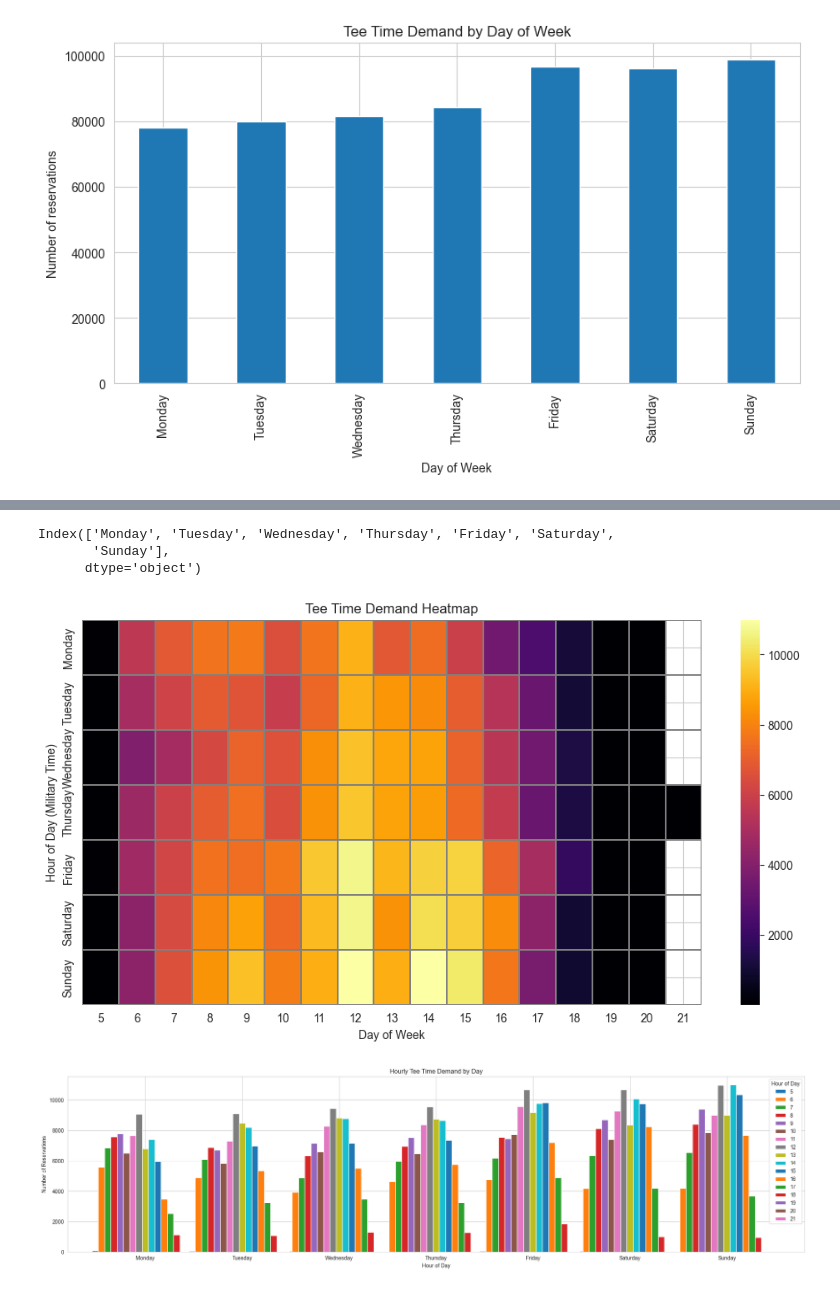
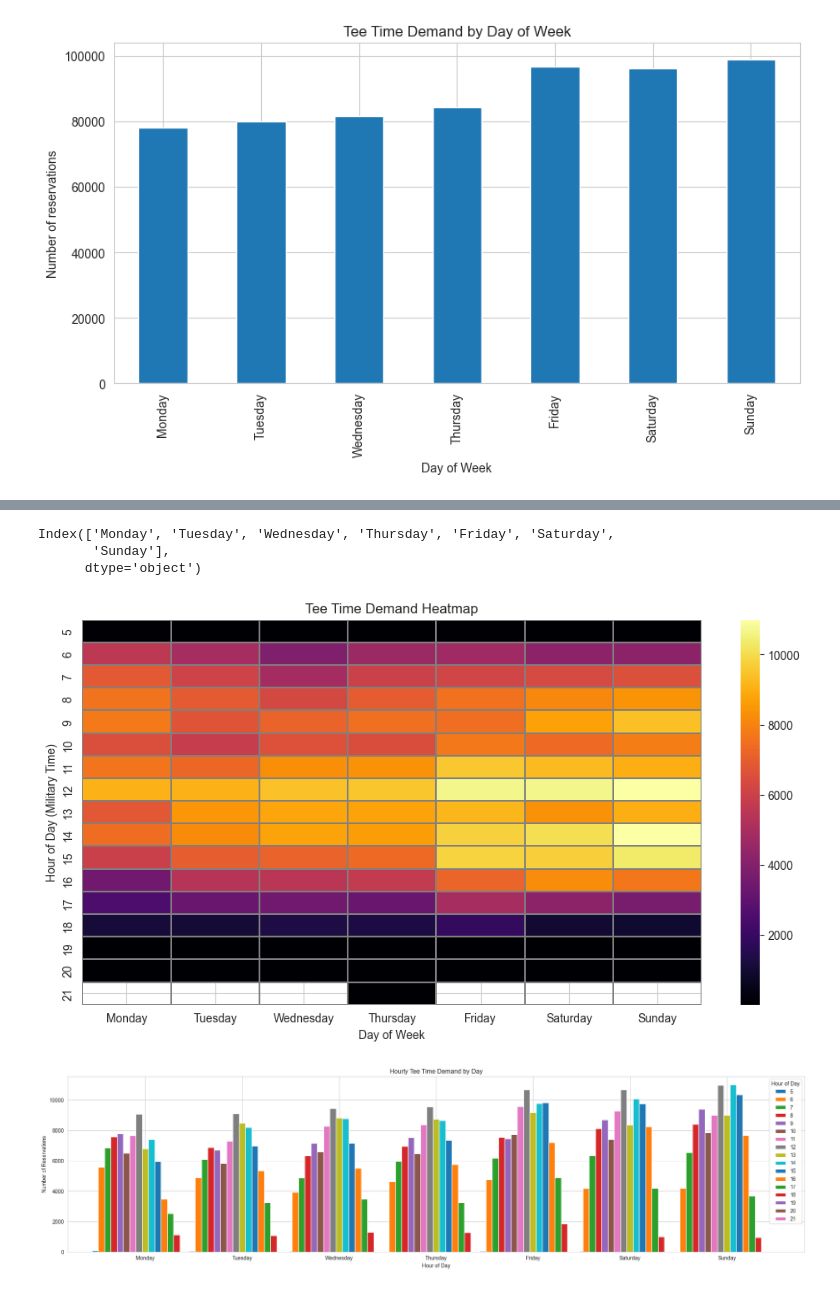
Before and after one commit to Dshaw630/bethpage-tee-time-analysis, a Jupyter notebook: notebooks/03_exploratory_analysis.ipynb, the cells around one changed output, grey strips where cells are left out. Saved outputs shown, nothing was run; the diff lists cells and outputs as text; code cells hidden in the pictures.

```diff
--- a/notebooks/03_exploratory_analysis.ipynb
+++ b/notebooks/03_exploratory_analysis.ipynb
@@ -107,44 +107,44 @@ display(heatmap_data.columns)
 
 #heatmap
 plt.figure(figsize=(12,6))
-sns.heatmap(heatmap_data.T,cmap="inferno",linecolor="gray",linewidths=.1)
+sns.heatmap(heatmap_data,cmap="inferno",linecolor="gray",linewidths=.1)
 plt.title("Tee Time Demand Heatmap")
 plt.ylabel("Hour of Day (Military Time)")
 plt.xlabel("Day of Week")
 plt.show()
 
-#day by our bar chart
+#day by hour bar chart
 heatmap_data.T.plot(kind="bar",figsize=(25,6),width=1.1)
 plt.title("Hourly Tee Time Demand by Day")
 plt.legend(title="Hour of Day")
 plt.xlabel("Hour of Day")
 plt.ylabel("Number of Reservations")
 plt.xticks(rotation=0)
 plt.show()
 # %% [output]
 |  | Monday | Tuesday | Wednesday | Thursday | Friday | Saturday | Sunday |
 | tee_time |  |  |  |  |  |  |  |
 | 5 | 57.0 | 37.0 | 33.0 | 23.0 | 50.0 | 37.0 | 28.0 |
 | 6 | 5558.0 | 4898.0 | 3904.0 | 4617.0 | 4730.0 | 4176.0 | 4184.0 |
 | 7 | 6830.0 | 6082.0 | 4867.0 | 5971.0 | 6170.0 | 6348.0 | 6536.0 |
 | 8 | 7569.0 | 6874.0 | 6312.0 | 6951.0 | 7542.0 | 8108.0 | 8383.0 |
 | 9 | 7764.0 | 6686.0 | 7135.0 | 7511.0 | 7434.0 | 8694.0 | 9398.0 |
 | 10 | 6492.0 | 5807.0 | 6598.0 | 6453.0 | 7721.0 | 7381.0 | 7843.0 |
 | 11 | 7629.0 | 7284.0 | 8272.0 | 8369.0 | 9564.0 | 9264.0 | 8993.0 |
 | 12 | 9067.0 | 9086.0 | 9444.0 | 9527.0 | 10669.0 | 10669.0 | 10963.0 |
 | 13 | 6786.0 | 8466.0 | 8817.0 | 8747.0 | 9172.0 | 8341.0 | 8994.0 |
 | 14 | 7393.0 | 8185.0 | 8753.0 | 8627.0 | 9772.0 | 10057.0 | 10993.0 |
 | 15 | 5940.0 | 6961.0 | 7133.0 | 7347.0 | 9821.0 | 9726.0 | 10337.0 |
 | 16 | 3463.0 | 5350.0 | 5484.0 | 5744.0 | 7199.0 | 8242.0 | 7667.0 |
 | 17 | 2512.0 | 3244.0 | 3473.0 | 3234.0 | 4900.0 | 4202.0 | 3678.0 |
 | 18 | 1108.0 | 1073.0 | 1292.0 | 1268.0 | 1853.0 | 981.0 | 936.0 |
 | 19 | 8.0 | 11.0 | 21.0 | 18.0 | 25.0 | 12.0 | 8.0 |
 | 20 | 5.0 | 7.0 | 12.0 | 5.0 | 14.0 | 2.0 | 1.0 |
 | 21 | NaN | NaN | NaN | 1.0 | NaN | NaN | NaN |
 Index(['Monday', 'Tuesday', 'Wednesday', 'Thursday', 'Friday', 'Saturday',
        'Sunday'],
       dtype='object')
-[figure, old version]
+[figure, new version]
 [figure]
 # %%
 #check odd lack of 5am hour tee times
```
Also changed, not shown: parts of 1 cell of this notebook, 1 other file.
